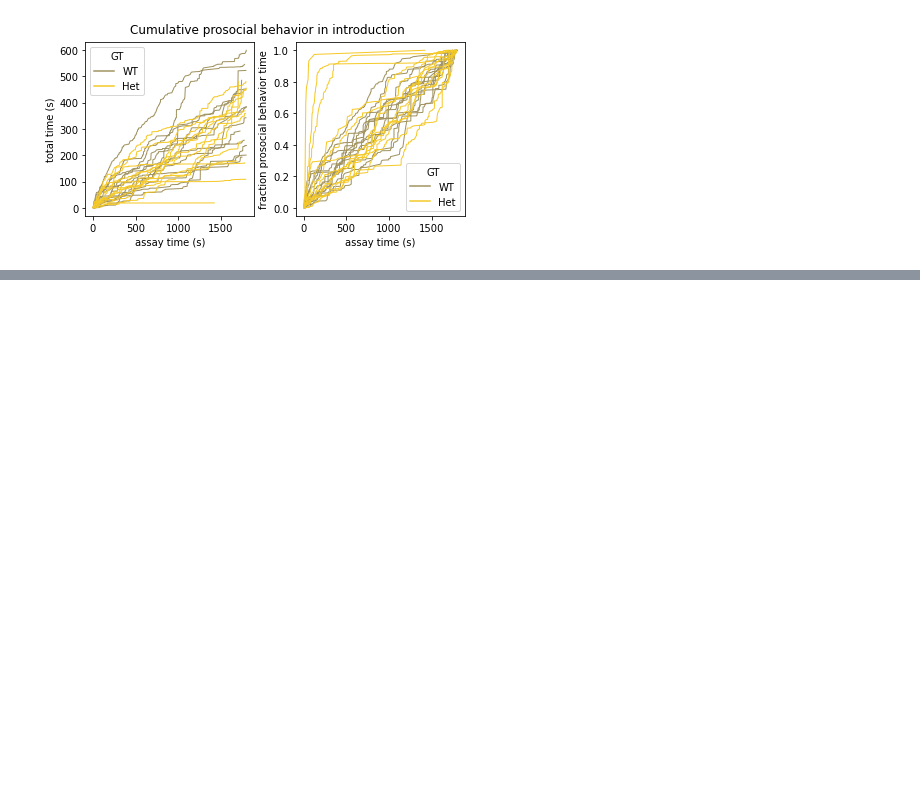
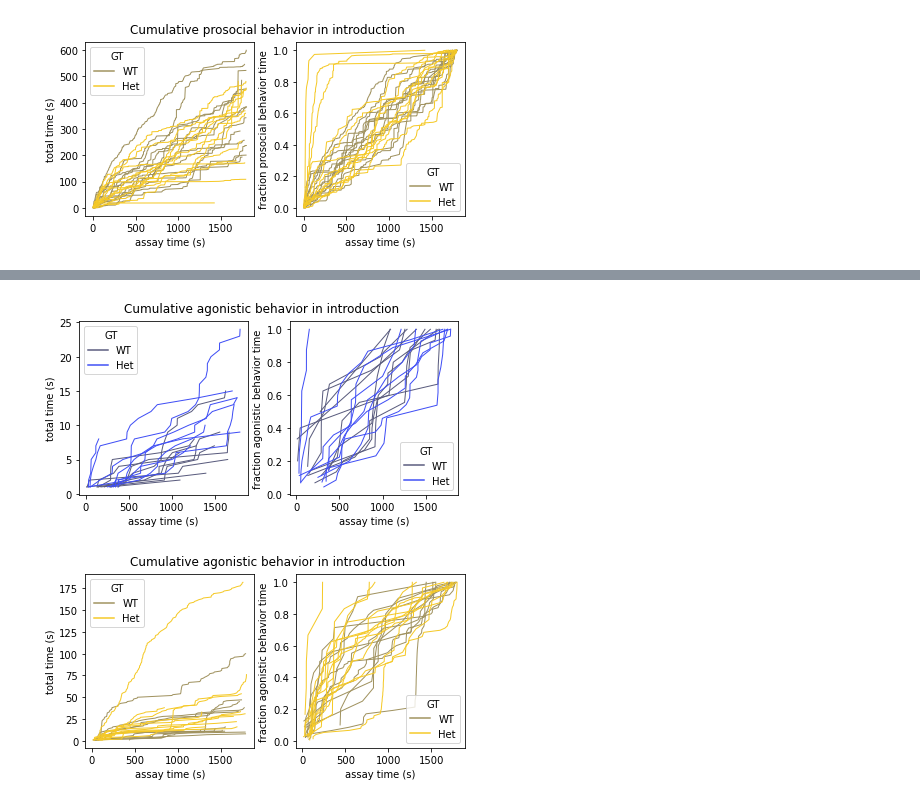
Before and after one commit to nhoglen/scn2a-paper-GWJSNH-code, a Jupyter notebook: 240730_proto_plottingCDFs.ipynb, the cells around one changed output, grey strips where cells are left out. Saved outputs shown, nothing was run; the diff lists cells and outputs as text; code cells hidden in the pictures; blank space fills up the shorter version.

```diff
--- a/240730_proto_plottingCDFs.ipynb
+++ b/240730_proto_plottingCDFs.ipynb
@@ -381,0 +461,20 @@ make_cumulative_time_plots(prosoc,'F','prosocial behavior',assay)
+# %%
+antisoc = pd.concat([InStrikeDF,InTussleDF,InDefDF])
+antisoc.pop('raw_cumes')
+antisoc.pop('cumes_assay_frac')
+antisoc.pop('totals')
+antisoc.pop('cumes_behav_frac')
+antisoc.pop('behavior')
+antisoc.pop('stop_time')
+antisoc.pop('atype')
+antisoc = antisoc.sort_values(by=['pair_tag','start_time'])
+antisoc['ones'] = [1]*antisoc.shape[0]
+antisoc['raw_cumes'] = antisoc.groupby('pair_tag').ones.cumsum()# use numpy argsort on start_times
+antisoc['totals'] = antisoc.groupby('pair_tag')['ones'].transform('sum')
+antisoc['cumes_behav_frac'] = antisoc.raw_cumes/antisoc.totals
+# %%
+make_cumulative_time_plots(antisoc,'M','agonistic behavior',assay)
+make_cumulative_time_plots(antisoc,'F','agonistic behavior',assay)
+# %% [output]
+[figure, added]
+[figure, added]
```
Also changed, not shown: parts of 3 cells of this notebook.
